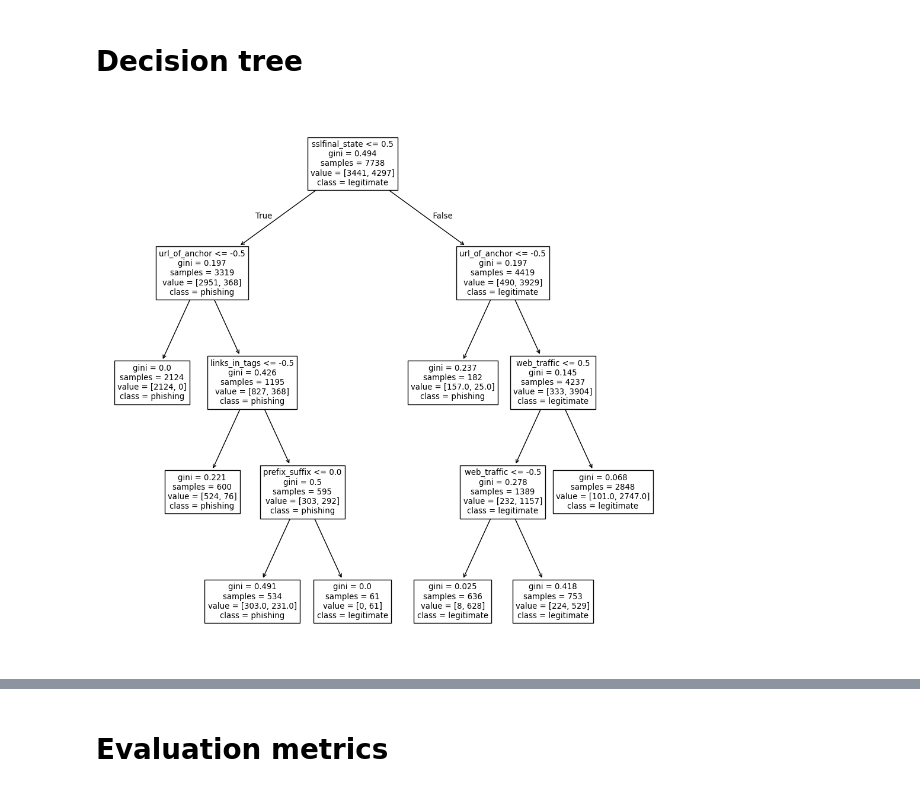
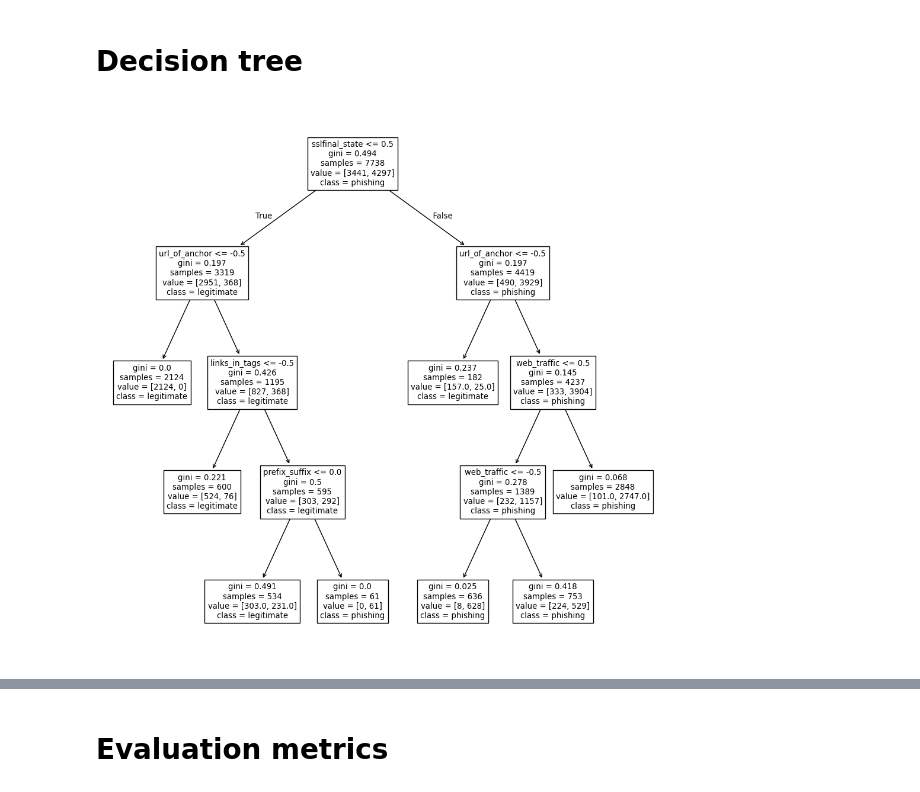
Before and after one commit to hinmiro/dataIsBeautifull_G2, a Jupyter notebook: assignments/decisiontrees_randomforests.ipynb, the cells around one changed output, grey strips where cells are left out. Saved outputs shown, nothing was run; the diff lists cells and outputs as text; code cells hidden in the pictures.

```diff
--- a/assignments/decisiontrees_randomforests.ipynb
+++ b/assignments/decisiontrees_randomforests.ipynb
@@ -81,9 +81,9 @@ print(model.classes_)
 # %%
 from sklearn.tree import plot_tree
 
 fig = plt.figure(figsize = (12, 12))
-plot_tree(model, feature_names = X.keys(), class_names = ['phishing', 'legitimate'])
+plot_tree(model, feature_names = X.keys(), class_names = ['legitimate', 'phishing'])
 plt.show()
 # %% [output]
-[figure, old version]
+[figure, new version]
 # %% [markdown]
```
Also changed, not shown: parts of 7 cells of this notebook.
